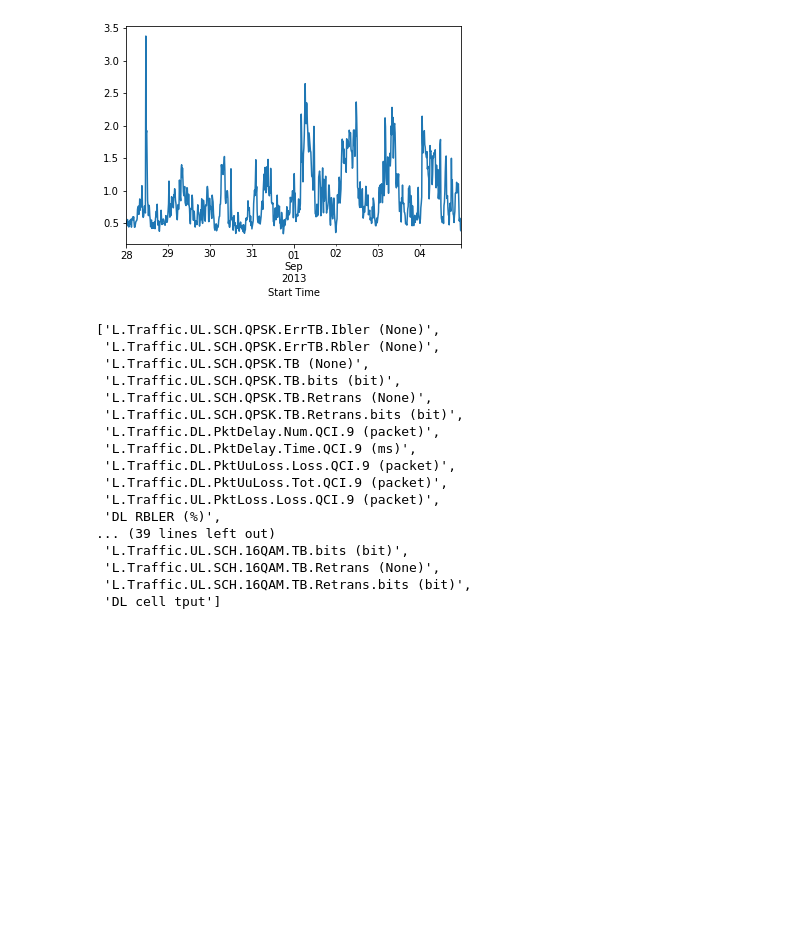
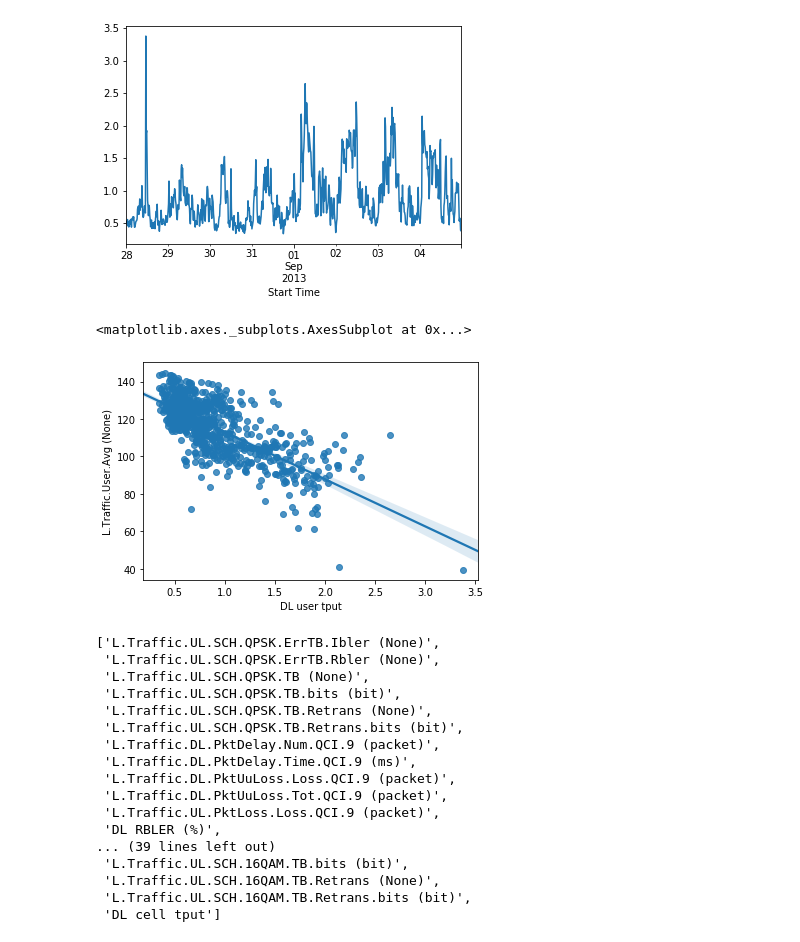
Before and after one commit to athalji/Timeseries_Forecasting_AWS, a Jupyter notebook: data_exploration.ipynb, the cells around one changed output. Drawn from its saved outputs; the diff is of its cells as text; code cells hidden in the pictures; blank space fills up the shorter version.

```diff
--- a/data_exploration.ipynb
+++ b/data_exploration.ipynb
@@ -54,0 +82,11 @@ Index(['Cell', 'L.Traffic.UL.SCH.QPSK.ErrTB.Ibler (None)',
+# %%
+df['DL RBLER (%)']=df['DL RBLER (%)'].replace('NIL',np.nan)
+df['DL RBLER (%)']=df['DL RBLER (%)'].astype(float)
+df['DL RBLER (%)'].fillna(df['DL RBLER (%)'].median(),inplace=True)
+# %%
+
+df['DL user tput']=df['L.Thrp.bits.DL.QCI.9 (bit)']/(df['L.Thrp.Time.DL.QCI.9 (ms)']*1000)
+
+df['DL cell tput']=df['L.Thrp.bits.DL (bit)']/(df['L.Thrp.Time.Cell.DL (s)']*1000000)
+
+df.columns
@@ -160,6 +355,11 @@ np.corrcoef(df_filter['DL user tput'],df_filter['L.Traffic.User.Avg (None)'])[1]
 # %% [output]
 -0.728303221924005
 [figure]
+# %%
+sns.regplot(df_filter['DL user tput'],df_filter['L.Traffic.User.Avg (None)'])
+# %% [output]
+<matplotlib.axes._subplots.AxesSubplot at 0x...>
+[figure, added]
 # %%
 #sns.pairplot(df_filter)
 
```
Also changed, not shown: parts of 23 cells of this notebook, 1 other file.
